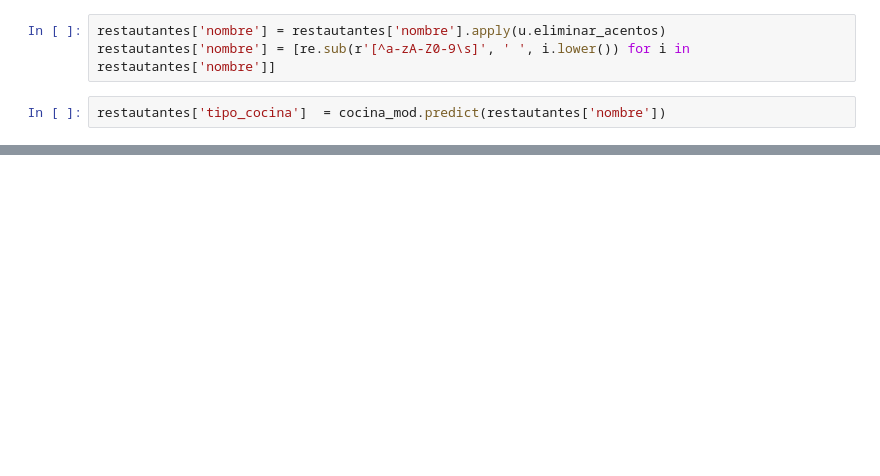
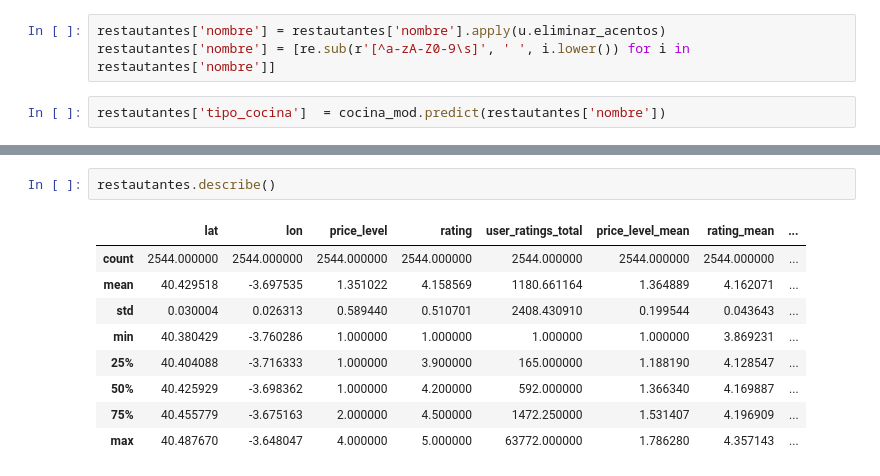
Before and after one commit to Krvelez92/Modelo_Prediccion_Rating, a Jupyter notebook: notebooks/02_LimpiezaEDA.ipynb, the cells around one changed output, grey strips where cells are left out. Saved outputs shown, nothing was run; the diff lists cells and outputs as text; blank space fills up the shorter version.

```diff
--- a/notebooks/02_LimpiezaEDA.ipynb
+++ b/notebooks/02_LimpiezaEDA.ipynb
@@ -187,0 +438,12 @@ restautantes['tipo_cocina']  = cocina_mod.predict(restautantes['nombre'])
+# %%
+restautantes.describe()
+# %% [output]
+|  | lat | lon | price_level | rating | user_ratings_total | price_level_mean | rating_mean | ... |
+| count | 2544.000000 | 2544.000000 | 2544.000000 | 2544.000000 | 2544.000000 | 2544.000000 | 2544.000000 | ... |
+| mean | 40.429518 | -3.697535 | 1.351022 | 4.158569 | 1180.661164 | 1.364889 | 4.162071 | ... |
+| std | 0.030004 | 0.026313 | 0.589440 | 0.510701 | 2408.430910 | 0.199544 | 0.043643 | ... |
+| min | 40.380429 | -3.760286 | 1.000000 | 1.000000 | 1.000000 | 1.000000 | 3.869231 | ... |
+| 25% | 40.404088 | -3.716333 | 1.000000 | 3.900000 | 165.000000 | 1.188190 | 4.128547 | ... |
+| 50% | 40.425929 | -3.698362 | 1.000000 | 4.200000 | 592.000000 | 1.366340 | 4.169887 | ... |
+| 75% | 40.455779 | -3.675163 | 2.000000 | 4.500000 | 1472.250000 | 1.531407 | 4.196909 | ... |
+| max | 40.487670 | -3.648047 | 4.000000 | 5.000000 | 63772.000000 | 1.786280 | 4.357143 | ... |
```
Also changed, not shown: parts of 17 cells of this notebook, 1 other file.
